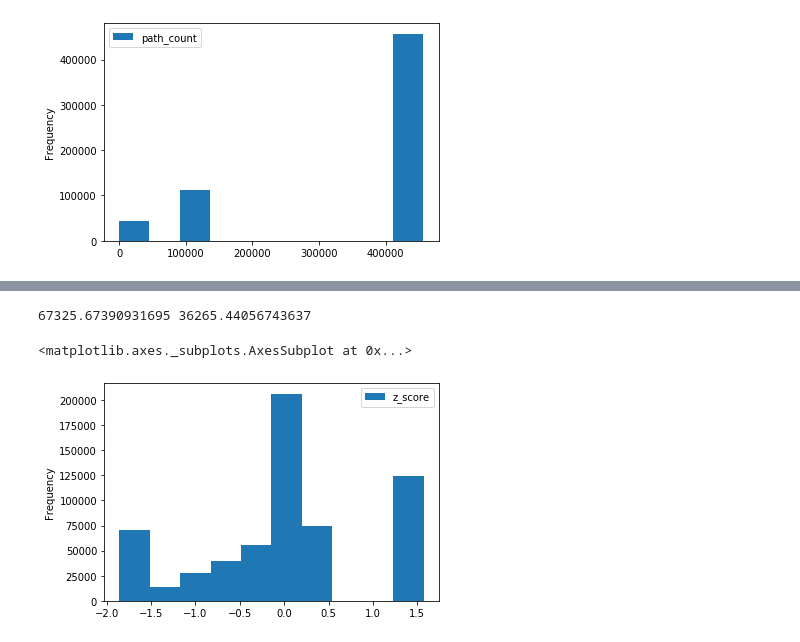
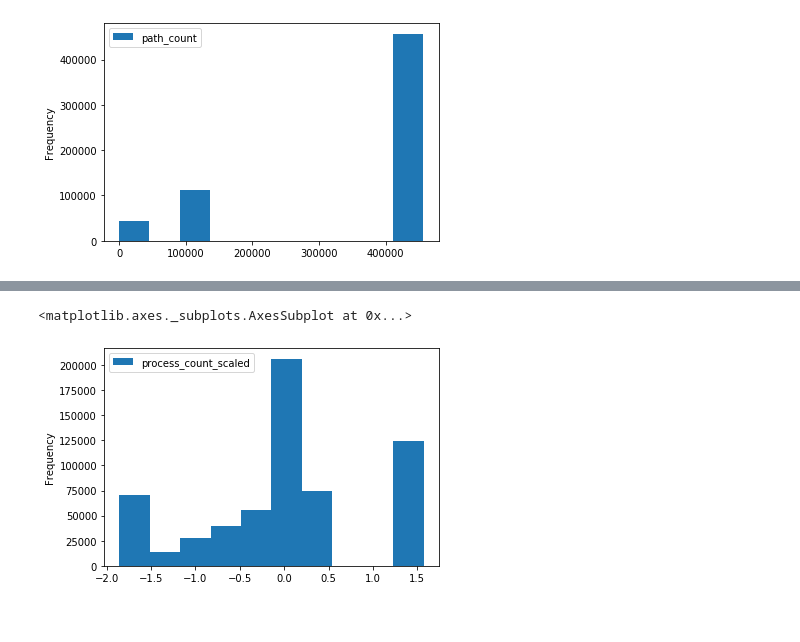
Before and after one commit to asoa/Windows-Process-Classifier, a Jupyter notebook: data_exploration.ipynb, the cells around one changed output, grey strips where cells are left out. Drawn from its saved outputs; the diff is of its cells as text; code cells hidden in the pictures.

Commit message:
scaled data

```diff
--- a/data_exploration.ipynb
+++ b/data_exploration.ipynb
@@ -309,5 +309,5 @@ df3.filter((col('argument_count') > 3) & (col('trusted_path')==0)).groupBy('user
 # %%
 # create z-score udf
-def z_score(mean, std, v):
-    pass
-z_score_udf = F.udf(lambda x: z_score())
+@F.udf(returnType=FloatType())
+def z_score(mean, stdev, x):
+    return ((x-mean)/stdev)
@@ -343,19 +314,20 @@ def z_score(mean, stdev, x):
 # %%
-_mean = df3.select(
-    F.mean(col('process_count')).alias('mean')
-).collect()[0].mean
+def get_mean_stdev(col_name):
+    _mean = df3.select(
+        F.mean(col(col_name)).alias('mean')
+    ).collect()[0].mean
 
-_stdev = df3.select(
-    F.stddev(col('process_count')).alias('stdev')
-).collect()[0].stdev
+    _stdev = df3.select(
+        F.stddev(col(col_name)).alias('stdev')
+    ).collect()[0].stdev
+
+    return _mean, _stdev
-# %%
-print(_mean, _stdev)
-# %% [output]
-67325.67390931695 36265.44056743637
+# %%
+_mean, _stdev = get_mean_stdev('process_count')
 # %%
-df_scaled = df3.withColumn('z_score', z_score(F.lit(_mean), F.lit(_stdev), col('process_count')))
+df_scaled = df3.withColumn('process_count_scaled', z_score(F.lit(_mean), F.lit(_stdev), col('process_count')))
 # %%
-df_scaled.select('z_score').toPandas().plot.hist()
+df_scaled.select('process_count_scaled').toPandas().plot.hist()
 # %% [output]
 <matplotlib.axes._subplots.AxesSubplot at 0x...>
-[figure, old version]
+[figure, new version]
```
Also changed, not shown: parts of 14 cells of this notebook.
